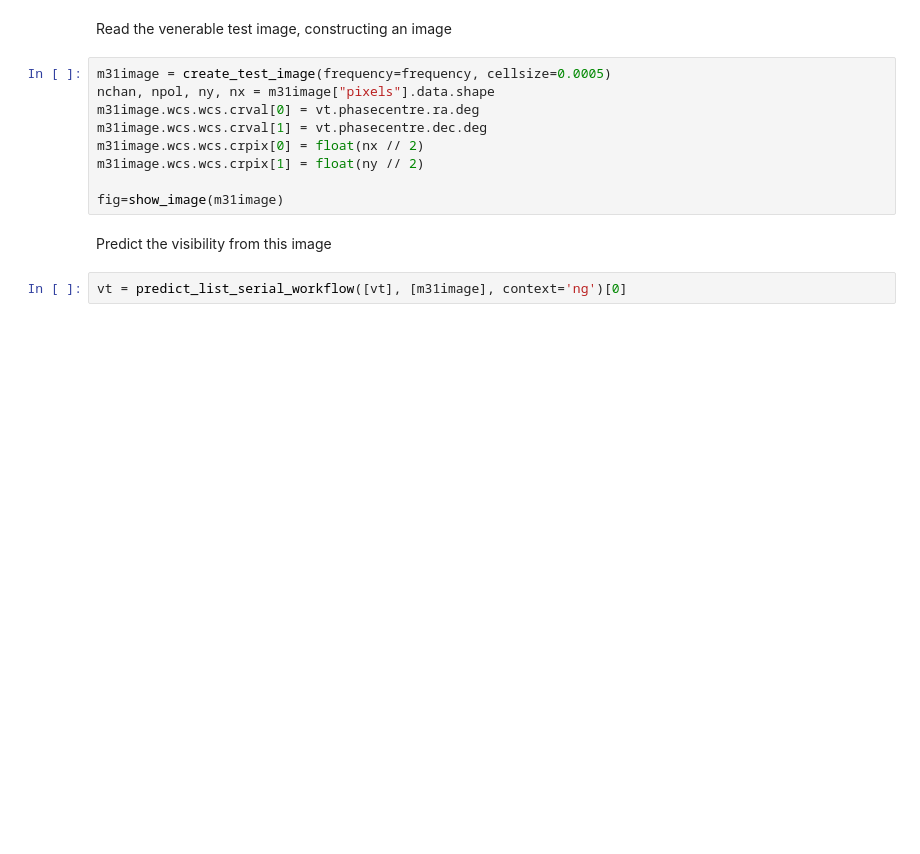
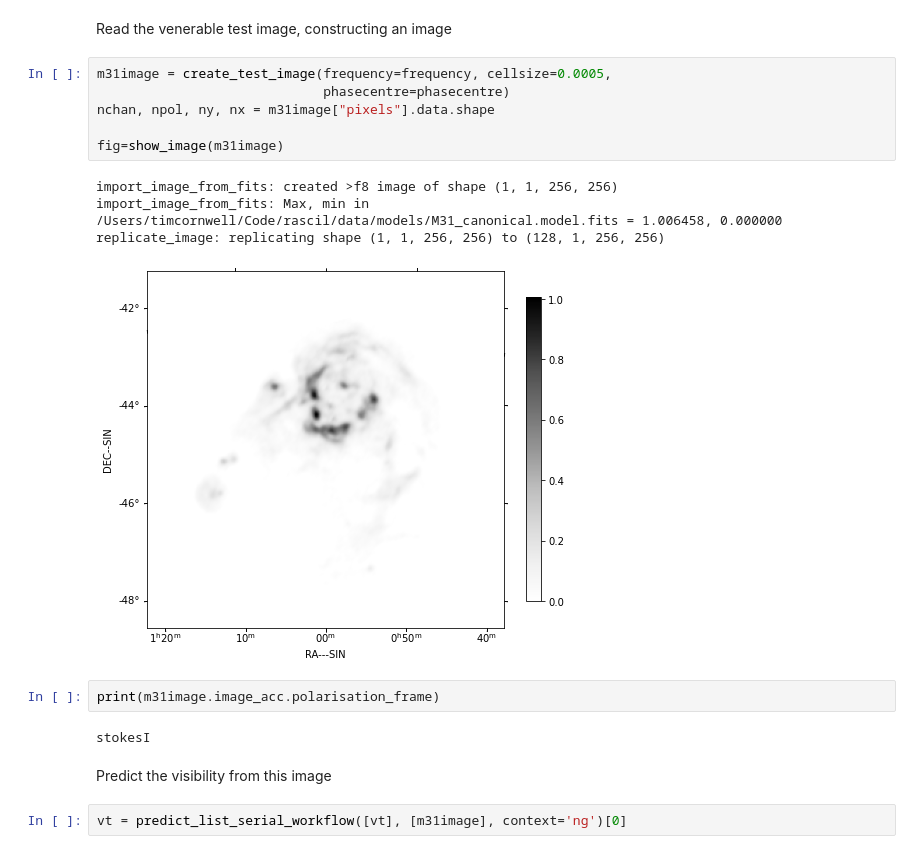
Before and after one commit to NLESC-quantum/rascil, a Jupyter notebook: examples/notebooks/bandpass-calibration_serial.ipynb, the cells around one changed output. Drawn from its saved outputs; the diff is of its cells as text; blank space fills up the shorter version.

```diff
--- a/examples/notebooks/bandpass-calibration_serial.ipynb
+++ b/examples/notebooks/bandpass-calibration_serial.ipynb
@@ -56,14 +64,20 @@ vt = create_blockvisibility(lowcore, times, frequency, channel_bandwidth=channel
 # %% [markdown]
 Read the venerable test image, constructing an image
 # %%
-m31image = create_test_image(frequency=frequency, cellsize=0.0005)
+m31image = create_test_image(frequency=frequency, cellsize=0.0005,
+                             phasecentre=phasecentre)
 nchan, npol, ny, nx = m31image["pixels"].data.shape
-m31image.wcs.wcs.crval[0] = vt.phasecentre.ra.deg
-m31image.wcs.wcs.crval[1] = vt.phasecentre.dec.deg
-m31image.wcs.wcs.crpix[0] = float(nx // 2)
-m31image.wcs.wcs.crpix[1] = float(ny // 2)
 
 fig=show_image(m31image)
+# %% [output]
+import_image_from_fits: created >f8 image of shape (1, 1, 256, 256)
+import_image_from_fits: Max, min in /Users/timcornwell/Code/rascil/data/models/M31_canonical.model.fits = 1.006458, 0.000000
+replicate_image: replicating shape (1, 1, 256, 256) to (128, 1, 256, 256)
+[figure, added]
+# %%
+print(m31image.image_acc.polarisation_frame)
+# %% [output]
+stokesI
 # %% [markdown]
 Predict the visibility from this image
 # %%
```
Also changed, not shown: parts of 8 cells of this notebook, 23 other files.
